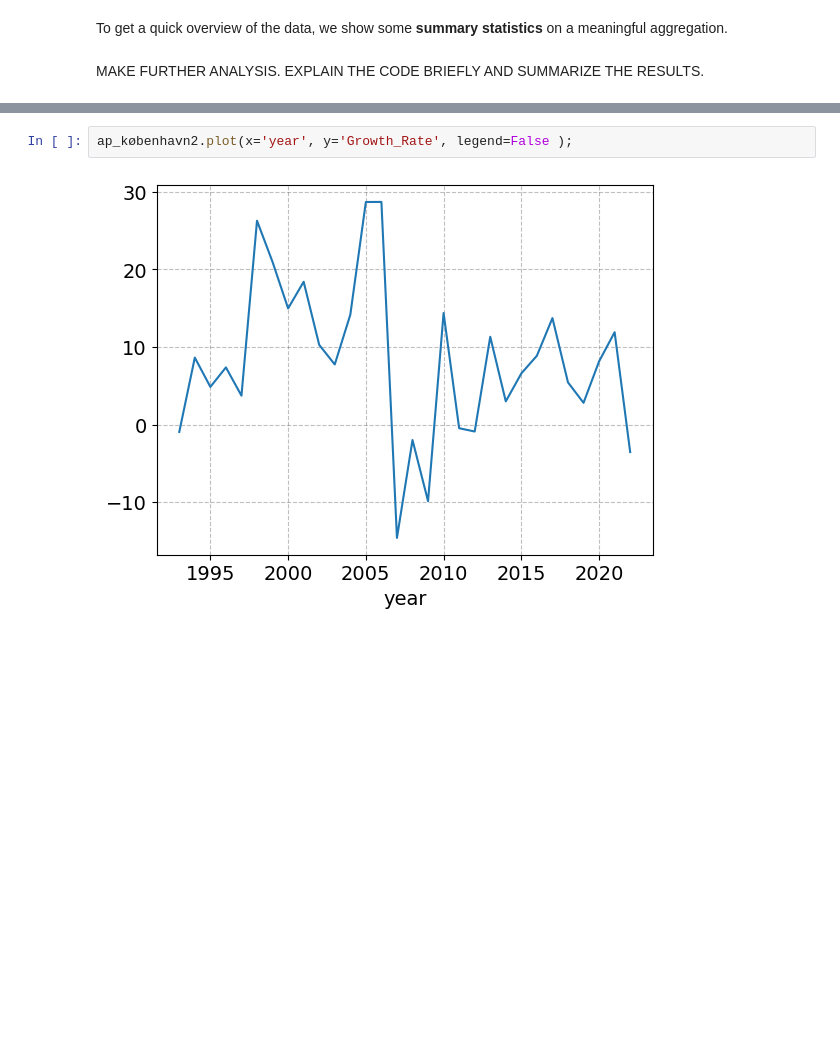
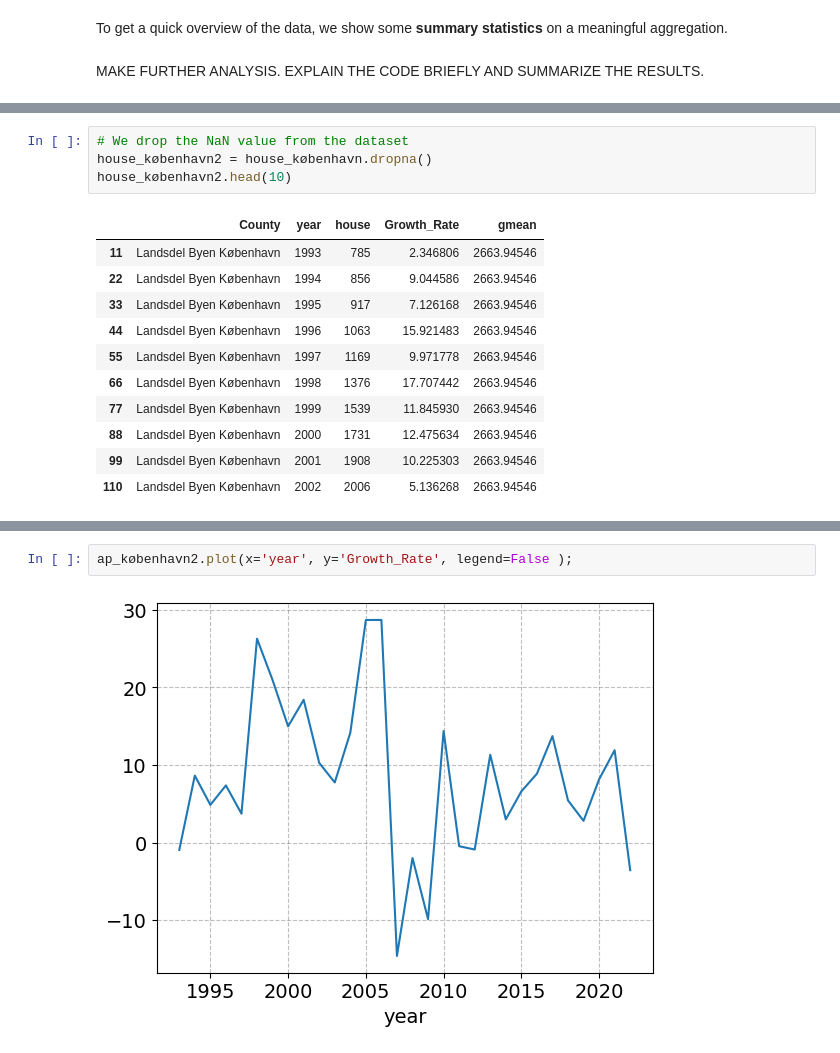
Before and after one commit to NumEconCopenhagen/projects-2023-jps, a Jupyter notebook: dataproject/dataproject.ipynb, the cells around one changed output, grey strips where cells are left out. Drawn from its saved outputs; the diff is of its cells as text; blank space fills up the shorter version.

```diff
--- a/dataproject/dataproject.ipynb
+++ b/dataproject/dataproject.ipynb
@@ -297 +302,17 @@ See the caveats in the documentation: https://pandas.pydata.org/pandas-docs/stab
+# %%
+# We drop the NaN value from the dataset
+house_københavn2 = house_københavn.dropna()
+house_københavn2.head(10)
+# %% [output]
+|  | County | year | house | Growth_Rate | gmean |
+| 11 | Landsdel Byen København | 1993 | 785 | 2.346806 | 2663.94546 |
+| 22 | Landsdel Byen København | 1994 | 856 | 9.044586 | 2663.94546 |
+| 33 | Landsdel Byen København | 1995 | 917 | 7.126168 | 2663.94546 |
+| 44 | Landsdel Byen København | 1996 | 1063 | 15.921483 | 2663.94546 |
+| 55 | Landsdel Byen København | 1997 | 1169 | 9.971778 | 2663.94546 |
+| 66 | Landsdel Byen København | 1998 | 1376 | 17.707442 | 2663.94546 |
+| 77 | Landsdel Byen København | 1999 | 1539 | 11.845930 | 2663.94546 |
+| 88 | Landsdel Byen København | 2000 | 1731 | 12.475634 | 2663.94546 |
+| 99 | Landsdel Byen København | 2001 | 1908 | 10.225303 | 2663.94546 |
+| 110 | Landsdel Byen København | 2002 | 2006 | 5.136268 | 2663.94546 |
 # %%
```
Also changed, not shown: parts of 8 cells of this notebook.
